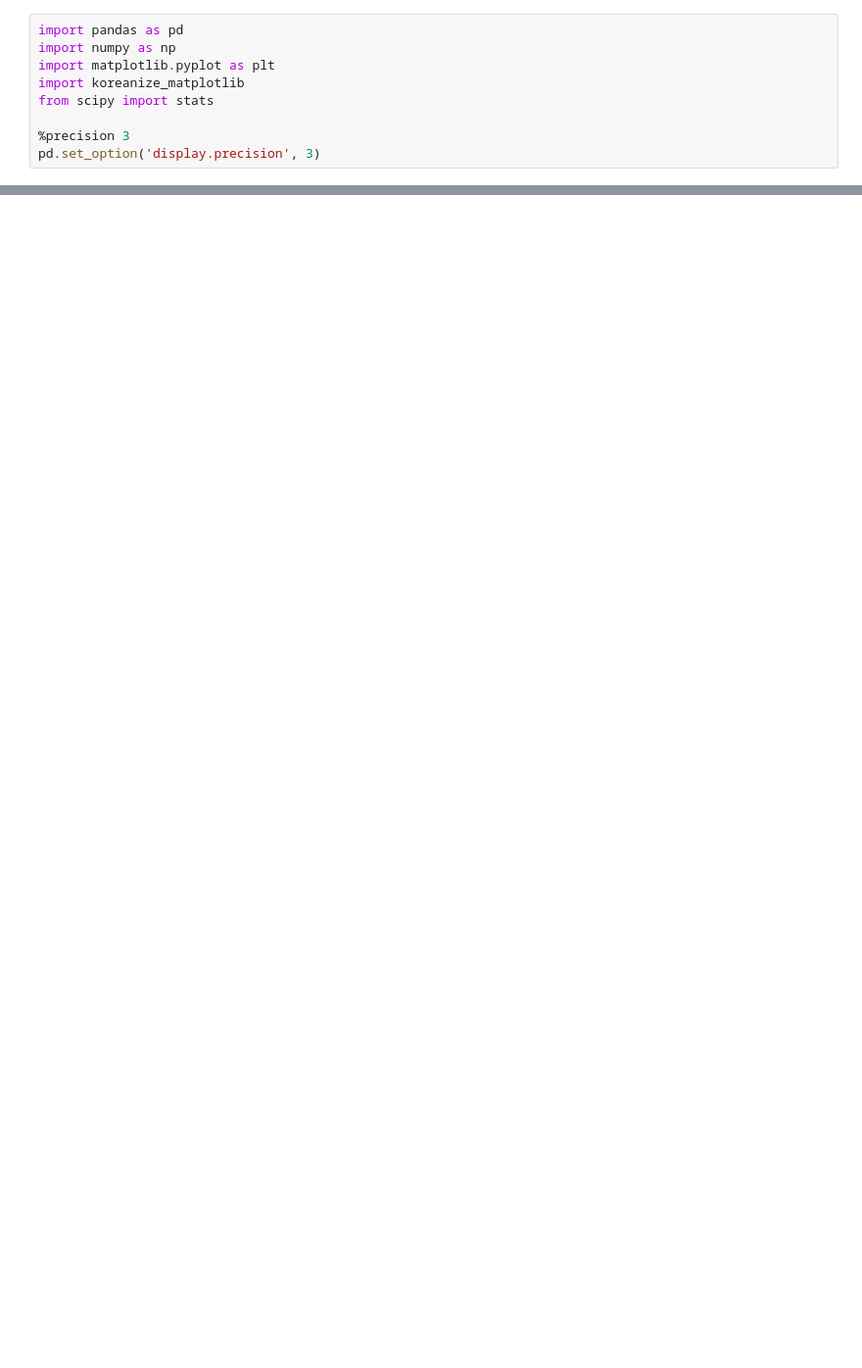
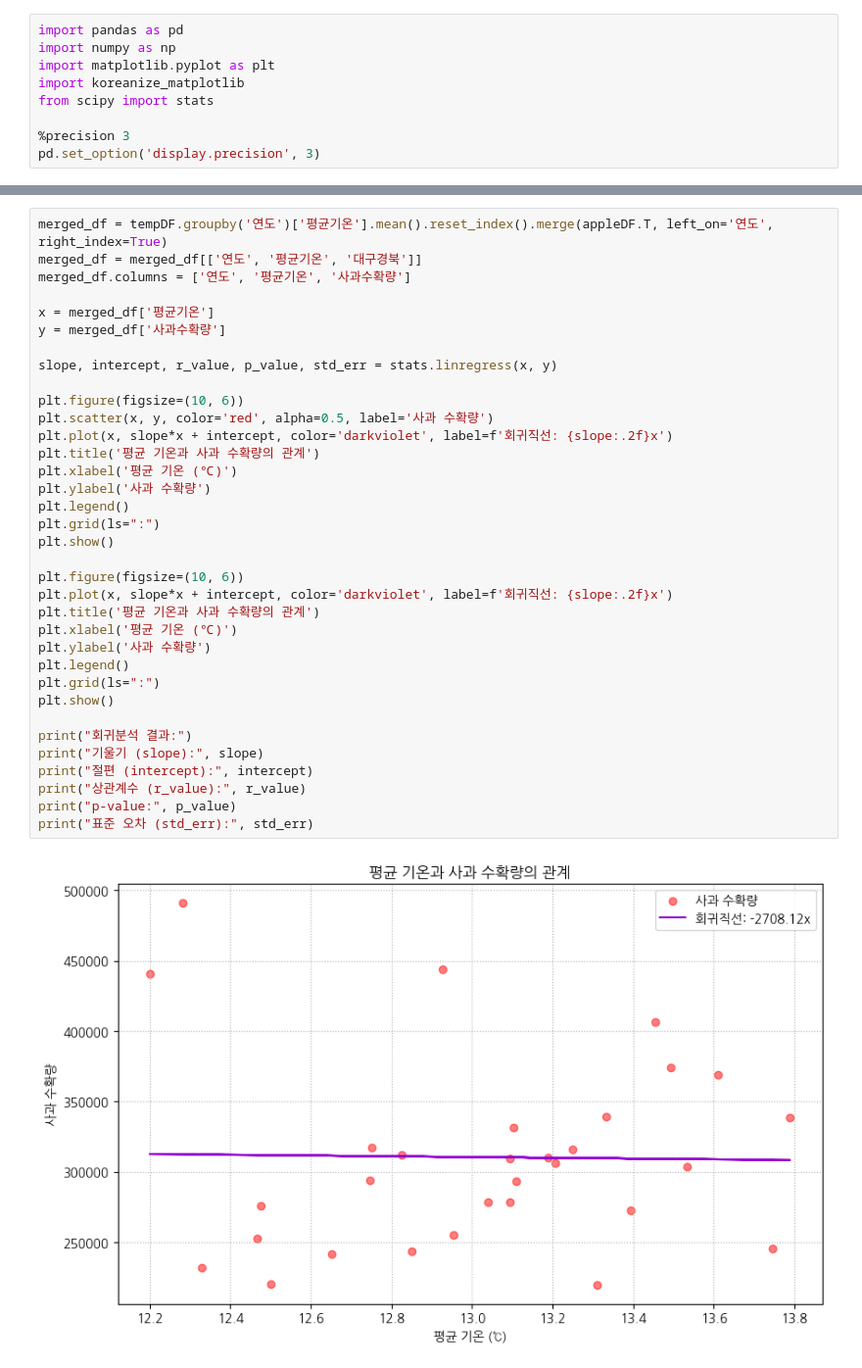
Before and after one commit to KDT-mini-project-06/KDT-mini_project-06, a Jupyter notebook: 이현길/temperature.ipynb, the cells around one changed output, grey strips where cells are left out. Shown at 98% size. Cells and saved outputs as stored; diff of their text form; blank space fills up the shorter version.

```diff
--- a/이현길/temperature.ipynb
+++ b/이현길/temperature.ipynb
@@ -191,0 +184,37 @@ plt.show()
+# %%
+merged_df = tempDF.groupby('연도')['평균기온'].mean().reset_index().merge(appleDF.T, left_on='연도', right_index=True)
+merged_df = merged_df[['연도', '평균기온', '대구경북']]
+merged_df.columns = ['연도', '평균기온', '사과수확량']
+
+x = merged_df['평균기온']
+y = merged_df['사과수확량']
+
+slope, intercept, r_value, p_value, std_err = stats.linregress(x, y)
+
+plt.figure(figsize=(10, 6))
+plt.scatter(x, y, color='red', alpha=0.5, label='사과 수확량')
+plt.plot(x, slope*x + intercept, color='darkviolet', label=f'회귀직선: {slope:.2f}x')
+plt.title('평균 기온과 사과 수확량의 관계')
+plt.xlabel('평균 기온 (℃)')
+plt.ylabel('사과 수확량')
+plt.legend()
+plt.grid(ls=":")
+plt.show()
+
+plt.figure(figsize=(10, 6))
+plt.plot(x, slope*x + intercept, color='darkviolet', label=f'회귀직선: {slope:.2f}x')
+plt.title('평균 기온과 사과 수확량의 관계')
+plt.xlabel('평균 기온 (℃)')
+plt.ylabel('사과 수확량')
+plt.legend()
+plt.grid(ls=":")
+plt.show()
+
+print("회귀분석 결과:")
+print("기울기 (slope):", slope)
+print("절편 (intercept):", intercept)
+print("상관계수 (r_value):", r_value)
+print("p-value:", p_value)
+print("표준 오차 (std_err):", std_err)
+# %% [output]
+[figure, added]
```
Also changed, not shown: parts of 25 cells of this notebook, 1 other file.
